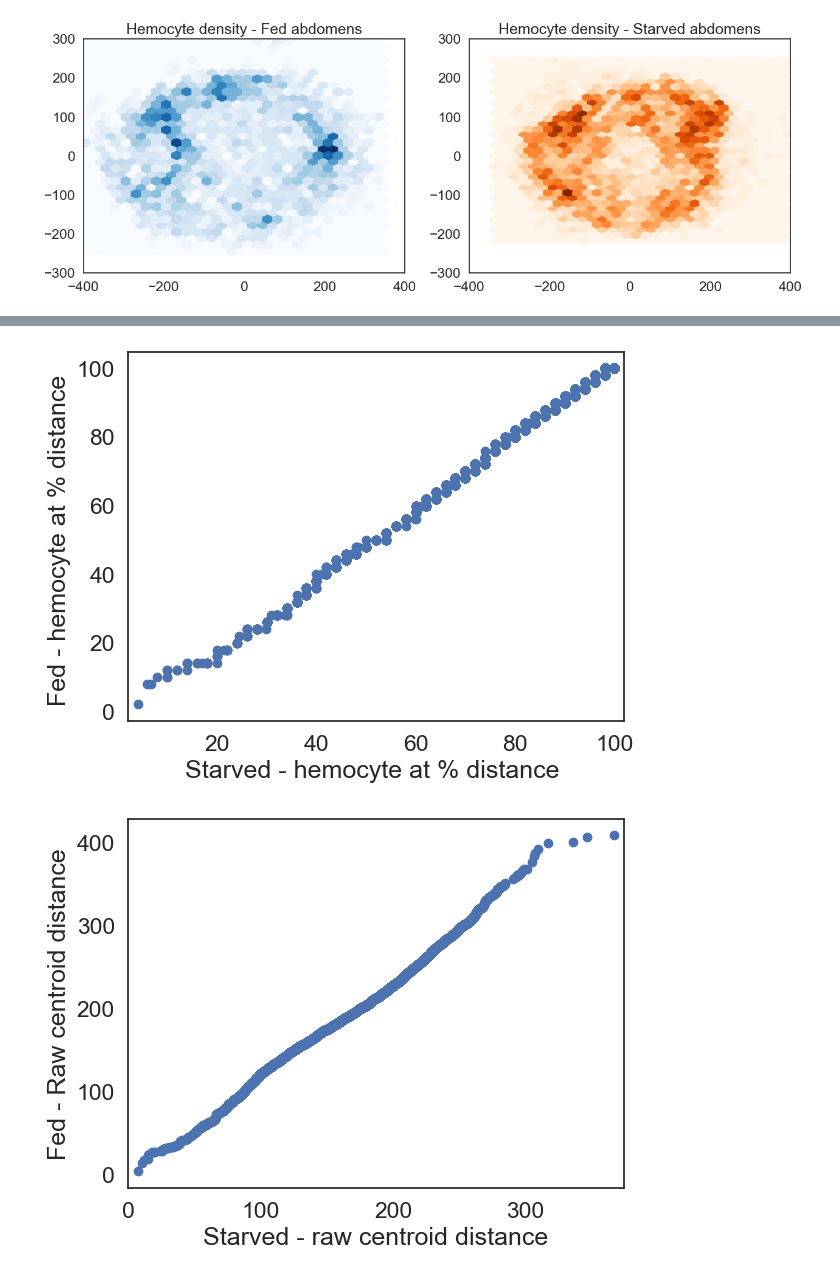
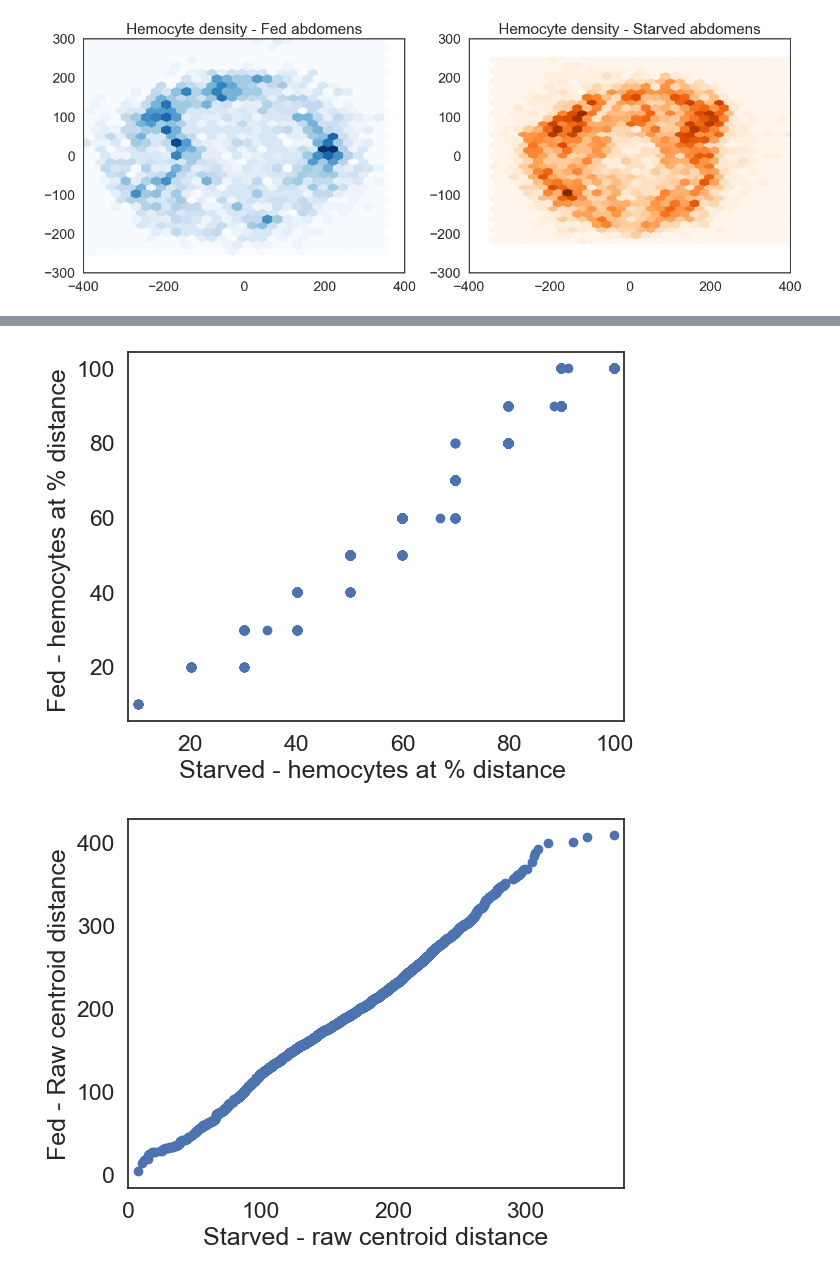
Before and after one commit to McCallLabBU/hemocyte_recruitment_image_quantification, a Jupyter notebook: code/archive/analyze_intensity_distributions.ipynb, the cells around one changed output, grey strips where cells are left out. Saved outputs shown, nothing was run; the diff lists cells and outputs as text; code cells hidden in the pictures.

Commit message:
pooled samples analysis

```diff
--- a/code/analyze_intensity_distributions.ipynb
+++ b/code/archive/analyze_intensity_distributions.ipynb
@@ -190,3 +205,29 @@ print("Test whether fed centroid distances > starved, P value < 0.05 :", test_hy
 # %% [output]
 TtestResult(statistic=21.528511495324977, pvalue=8.992307417280117e-99, df=5103.607446804819)
 Test whether fed centroid distances > starved, P value < 0.05 : True
+# %%
+starved, fed = [],[]
+for image in hemocyte_coordinates['Image'].unique():
+    hemocyte_area_sum = hemocyte_coordinates.loc[hemocyte_coordinates['Image']== image]['Cell: Area'].sum()
+    abdomen_area = abdomen_coordinates.loc[abdomen_coordinates['Image'] == image]['Area µm^2'].item()
+    condition = abdomen_coordinates.loc[abdomen_coordinates['Image'] == image]['condition'].item()
+    #print(image,abdomen_area,condition)
+    if condition == "Fed":
+        fed.append(100*hemocyte_area_sum/abdomen_area)
+    else:
+        starved.append(100*hemocyte_area_sum/abdomen_area)
+    #break
+print(len(fed),len(starved))
+hemocyte_area_per_abdomen = pd.DataFrame({'Fed': pd.Series(fed), 'Starved': pd.Series(starved)})
+hemocyte_area_per_abdomen
+
+hemocyte_area_per_abdomen_melt = hemocyte_area_per_abdomen.melt()
+
+fig, ax = plt.subplots(1,2, figsize=(20,6))
+sns.histplot(hemocyte_area_per_abdomen,kde=True, bins=50,palette=color_scheme, alpha=0.3, ax=ax[0])
+ax[0].set(xlabel='% area occupied by hemocytes in abdomen', ylabel='# Abdomens')
+
+sns.swarmplot(y= hemocyte_area_per_abdomen_melt['value'], x= hemocyte_area_per_abdomen_melt['variable'] , ax= ax[1], palette=color_scheme, alpha=0.7)
+ax[1].set_xticklabels(['Fed', 'Starved'], rotation=0)
+ax[1].set_yticklabels(ax[1].get_yticklabels())
+ax[1].set_ylabel("% abdomen area occupied by hemocytes")
@@ -222,7 +275,7 @@ def get_hemcocyte_loc_percentile(centroid_distance, image_ID, hemocyte_measureme
     #print(fly)
     abdomen_area = adbomen_measurements.loc[adbomen_measurements['Image']==image_ID]['Area µm^2']
     radius = np.sqrt(abdomen_area.iloc[0]/np.pi)
-    radiipercentile = np.linspace(0, radius, 50)
+    radiipercentile = np.linspace(0, radius, 10)
     hemocyte_at_percentile = percentileofscore(radiipercentile, centroid_distance)
     return(hemocyte_at_percentile)
 # %%
@@ -244,16 +307,16 @@ hemocyte_at_percentile_abdomen.set(xlabel='Percentile distance from abdomen cent
 # %%
 import statsmodels.graphics.gofplots as smgof
 import statsmodels.api as sm
 #statsmodels.graphics.gofplots.qqplot_2samples(data1, data2, xlabel=None, ylabel=None, line=None, ax=None)[source]¶
 starved_perc = hemocyte_coordinates.loc[hemocyte_coordinates['condition']=="Starved"]['hemocyte_at_percentile']
 fed_perc = hemocyte_coordinates.loc[hemocyte_coordinates['condition']=="Fed"]['hemocyte_at_percentile']
 
 pp_starved = sm.ProbPlot(starved_perc)
 pp_fed = sm.ProbPlot(fed_perc)
-smgof.qqplot_2samples(pp_fed, pp_starved, xlabel="Fed - hemocyte at % distance ",ylabel="Starved - hemocyte at % distance ")
+smgof.qqplot_2samples(pp_fed, pp_starved, xlabel="Fed - hemocytes at % distance ",ylabel="Starved - hemocytes at % distance ")
 plt.show()
 # %% [output]
-[figure, old version]
+[figure, new version]
 # %%
 import statsmodels.graphics.gofplots as smgof
 import statsmodels.api as sm
```
Also changed, not shown: parts of 4 cells of this notebook, 32 other files.
